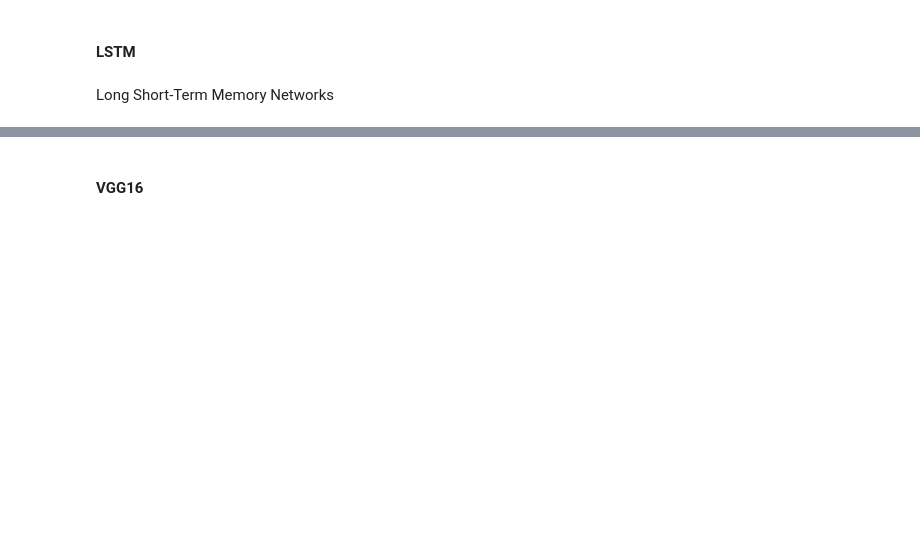
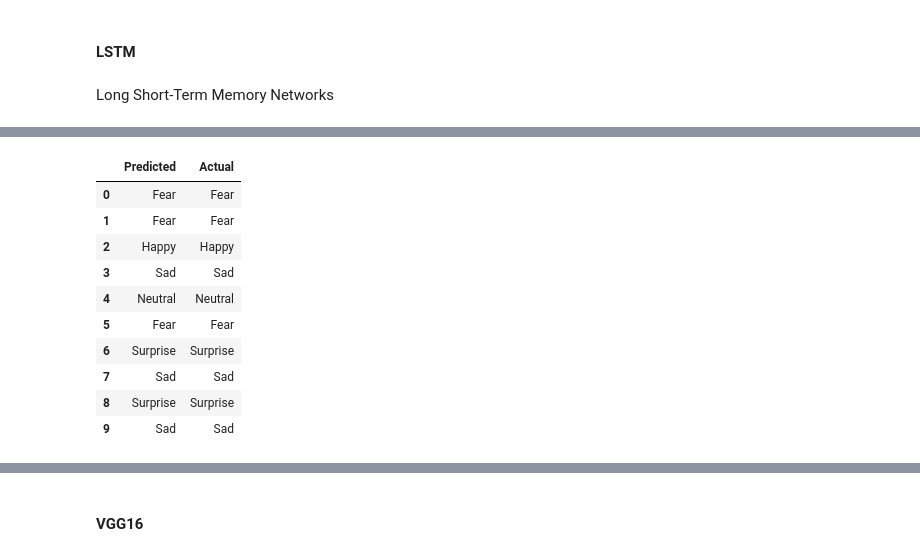
Before and after one commit to sehanks/DS400-Hanks, a Jupyter notebook: SER Modeling.ipynb, the cells around one changed output, grey strips where cells are left out. Saved outputs shown, nothing was run; the diff lists cells and outputs as text; code cells hidden in the pictures; blank space fills up the shorter version.

```diff
--- a/SER Modeling.ipynb
+++ b/SER Modeling.ipynb
@@ -358,0 +434,20 @@ plt.show()
+# %%
+df_lstm = pd.DataFrame(columns = ['Predicted', 'Actual'])
+
+df_lstm['Predicted'] = y_pred_lstm.flatten()
+
+df_lstm['Actual'] = y_test.flatten()
+
+df_lstm.head(10)
+# %% [output]
+|  | Predicted | Actual |
+| 0 | Fear | Fear |
+| 1 | Fear | Fear |
+| 2 | Happy | Happy |
+| 3 | Sad | Sad |
+| 4 | Neutral | Neutral |
+| 5 | Fear | Fear |
+| 6 | Surprise | Surprise |
+| 7 | Sad | Sad |
+| 8 | Surprise | Surprise |
+| 9 | Sad | Sad |
```
Also changed, not shown: parts of 20 cells of this notebook.
